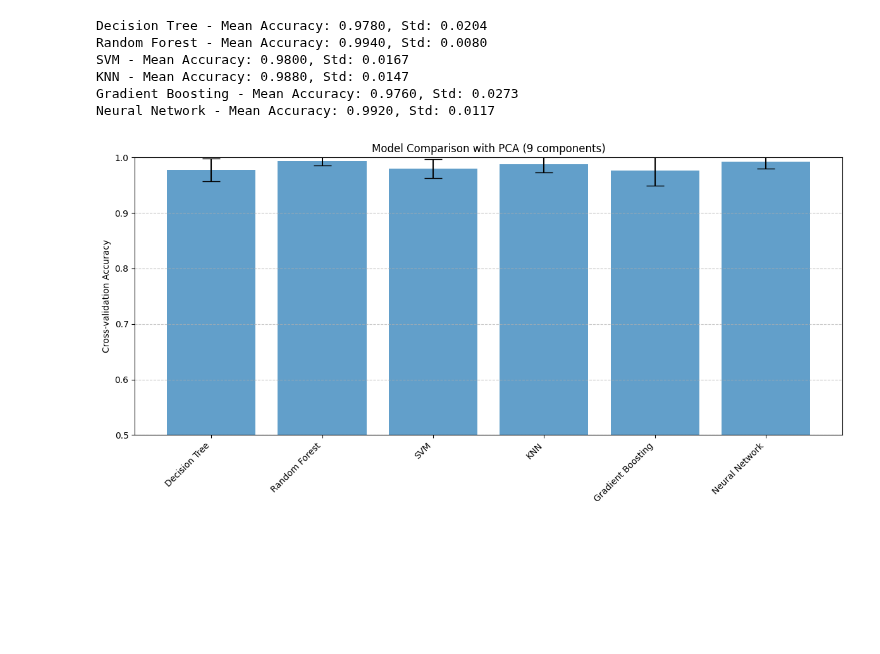
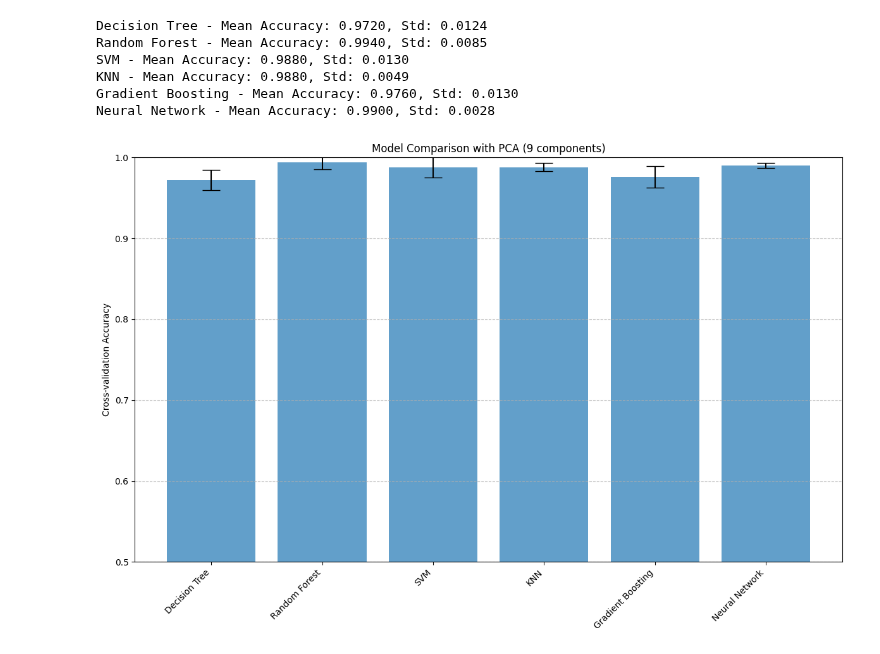
Before and after one commit to tobitotaku/ai-brain-tumor, a Jupyter notebook: iets.ipynb, the cells around one changed output. Saved outputs shown, nothing was run; the diff lists cells and outputs as text; code cells hidden in the pictures; blank space fills up the shorter version.

```diff
--- a/iets.ipynb
+++ b/iets.ipynb
@@ -24,3 +24,5 @@ from sklearn.neural_network import MLPClassifier
 # %%
 data_path = 'data/processed/combined_labeled_standardized.csv'
 df = pd.read_csv(data_path)
+# df =df.dropna(axis='columns')
+df = df.dropna(axis=1)  # Drop columns with all NaN values
@@ -27,10 +32,8 @@ df = pd.read_csv(data_path)
 # %%
 # Define features and target
-X = df.drop(['patient_id', 'healthy'], axis=1)
-y = df['healthy']
 
 # Fill NaN values with 0 (or you can use other imputation methods)
-X = X.fillna(0)
+# X = X.fillna(0)
 conponents = 9;
 # Create a pipeline with PCA and various classifiers
 models = {
@@ -61,39 +64,39 @@ models = {
     ]),
     'Neural Network': Pipeline([
         ('scaler', StandardScaler()),
         ('pca', PCA(n_components=conponents)),
         ('classifier', MLPClassifier(max_iter=1000))
     ])
 }
 
 # Evaluate each model with cross-validation
 results = {}
 for name, model in models.items():
-    scores = cross_val_score(model, X, y, cv=5, scoring='accuracy')
+    scores = cross_val_score(model, X, y, cv=3, scoring='accuracy')
     results[name] = {
         'mean_accuracy': scores.mean(),
         'std_accuracy': scores.std()
     }
     print(f"{name} - Mean Accuracy: {scores.mean():.4f}, Std: {scores.std():.4f}")
 
 # Create a comparison plot
-plt.figure(figsize=(12, 6))
+plt.figure(figsize=(12, 8))
 model_names = list(results.keys())
 accuracies = [results[name]['mean_accuracy'] for name in model_names]
 std_devs = [results[name]['std_accuracy'] for name in model_names]
 
 plt.bar(model_names, accuracies, yerr=std_devs, capsize=10, alpha=0.7)
 plt.title(f'Model Comparison with PCA ({conponents} components)')
 plt.ylabel('Cross-validation Accuracy')
 plt.xticks(rotation=45, ha='right')
 plt.ylim(0.5, 1.0)  # Adjust as needed
 plt.tight_layout()
 plt.grid(axis='y', linestyle='--', alpha=0.7)
 # %% [output]
-Decision Tree - Mean Accuracy: 0.9780, Std: 0.0204
-Random Forest - Mean Accuracy: 0.9940, Std: 0.0080
-SVM - Mean Accuracy: 0.9800, Std: 0.0167
-KNN - Mean Accuracy: 0.9880, Std: 0.0147
-Gradient Boosting - Mean Accuracy: 0.9760, Std: 0.0273
-Neural Network - Mean Accuracy: 0.9920, Std: 0.0117
+Decision Tree - Mean Accuracy: 0.9720, Std: 0.0124
+Random Forest - Mean Accuracy: 0.9940, Std: 0.0085
+SVM - Mean Accuracy: 0.9880, Std: 0.0130
+KNN - Mean Accuracy: 0.9880, Std: 0.0049
+Gradient Boosting - Mean Accuracy: 0.9760, Std: 0.0130
+Neural Network - Mean Accuracy: 0.9900, Std: 0.0028
-[figure, old version]
+[figure, new version]
```
Also changed, not shown: parts of 5 cells of this notebook.
